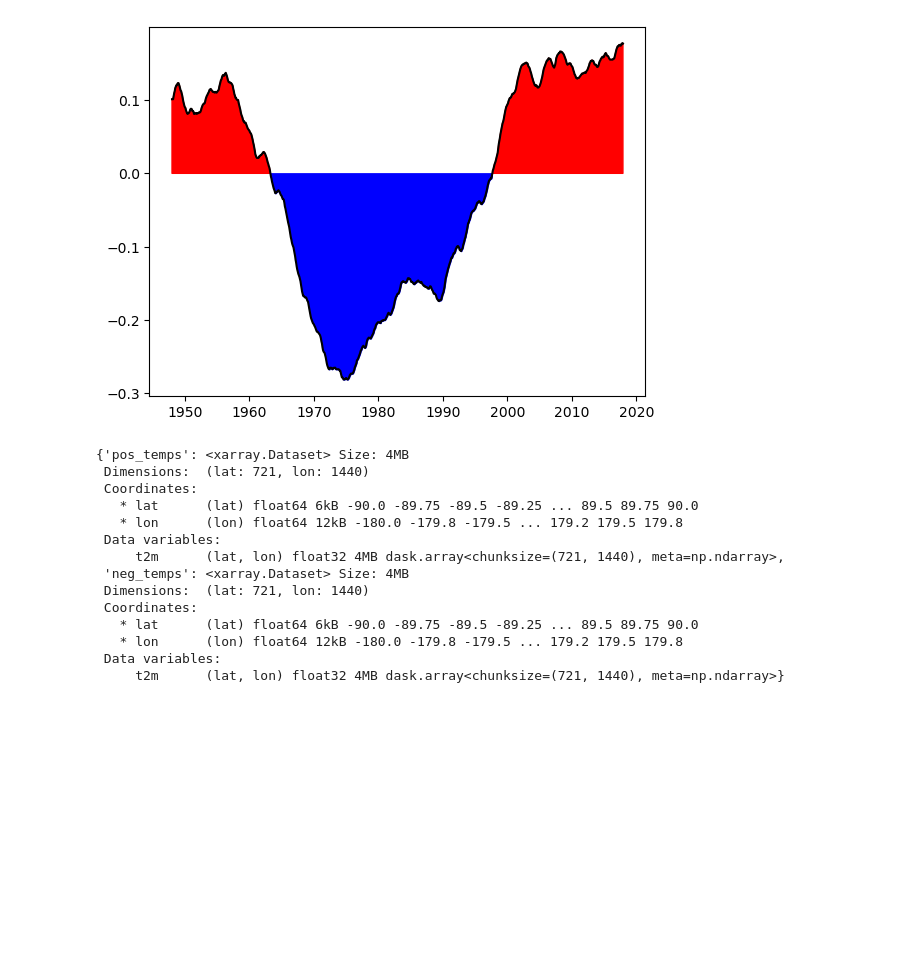
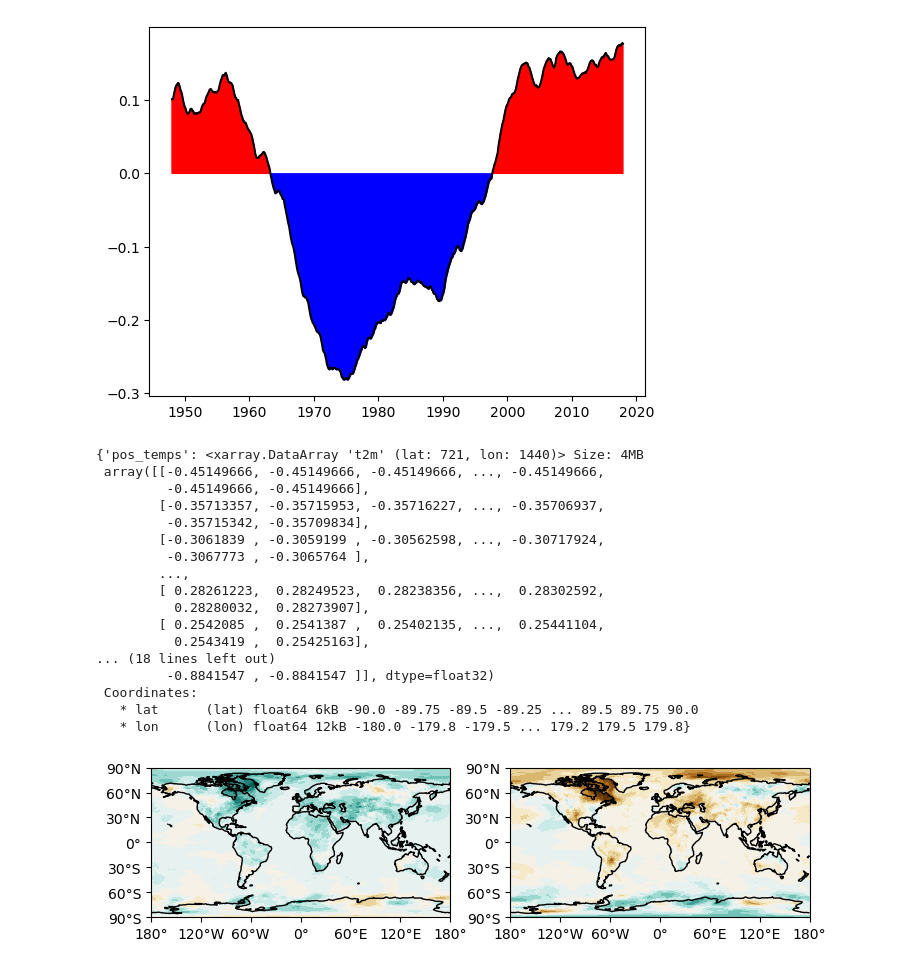
Before and after one commit to anlawyer/clim680, a Jupyter notebook: composite-analysis.ipynb, the cells around one changed output. Drawn from its saved outputs; the diff is of its cells as text; code cells hidden in the pictures; blank space fills up the shorter version.

Commit message:
Initial contour maps

```diff
--- a/composite-analysis.ipynb
+++ b/composite-analysis.ipynb
@@ -61,7 +65,7 @@ amo_data_table = pd.read_table('/home/alawyer2/amo-data/amon.sm.data', sep=' ',
 
 # format table into timeseries structure before converting to xarray ds. copilot helped give direction, then I modified to produce what I wanted to see
 amo_long = amo_data_table.melt(id_vars='year', var_name='month', value_name='sst')
-amo_long['time'] = pd.to_datetime({'year': df_melt['year'], 'month': df_melt['month'], 'day':1})
+amo_long['time'] = pd.to_datetime({'year': amo_long['year'], 'month': amo_long['month'], 'day':1})
 amo_ts = amo_long.set_index('time').sort_index()['sst'].to_frame()
 
 amo_ds = amo_ts.to_xarray()
@@ -91,24 +95,63 @@ plt.fill_between(amo_ds['time'].values, neg_amo, color='blue')
 pos_lim = pos_amo.sel(time=slice(t2m_anoms['time'][0], t2m_anoms['time'][-1]))
 neg_lim = neg_amo.sel(time=slice(t2m_anoms['time'][0], t2m_anoms['time'][-1]))
 
-# find mean of t2m values conditioned on AMO phases
-pos_temps = t2m_anoms.sel(time=pos_lim.dropna(dim='time')['time']).mean(dim='time')
-neg_temps = t2m_anoms.sel(time=neg_lim.dropna(dim='time')['time']).mean(dim='time')
+# find mean of t2m values conditioned on AMO phases, and compute since they're large enough to be dask arrays
+pos_temps = t2m_anoms['t2m'].sel(time=pos_lim.dropna(dim='time')['time']).mean(dim='time').compute()
+neg_temps = t2m_anoms['t2m'].sel(time=neg_lim.dropna(dim='time')['time']).mean(dim='time').compute()
 
 composite_temps = {'pos_temps': pos_temps, 'neg_temps': neg_temps}
 composite_temps
 # %% [output]
-{'pos_temps': <xarray.Dataset> Size: 4MB
- Dimensions:  (lat: 721, lon: 1440)
+{'pos_temps': <xarray.DataArray 't2m' (lat: 721, lon: 1440)> Size: 4MB
+ array([[-0.45149666, -0.45149666, -0.45149666, ..., -0.45149666,
+         -0.45149666, -0.45149666],
+        [-0.35713357, -0.35715953, -0.35716227, ..., -0.35706937,
+         -0.35715342, -0.35709834],
+        [-0.3061839 , -0.3059199 , -0.30562598, ..., -0.30717924,
+         -0.3067773 , -0.3065764 ],
+        ...,
+        [ 0.28261223,  0.28249523,  0.28238356, ...,  0.28302592,
+          0.28280032,  0.28273907],
+        [ 0.2542085 ,  0.2541387 ,  0.25402135, ...,  0.25441104,
+          0.2543419 ,  0.25425163],
+... (18 lines left out)
+         -0.8841547 , -0.8841547 ]], dtype=float32)
  Coordinates:
    * lat      (lat) float64 6kB -90.0 -89.75 -89.5 -89.25 ... 89.5 89.75 90.0
-   * lon      (lon) float64 12kB -180.0 -179.8 -179.5 ... 179.2 179.5 179.8
- Data variables:
-     t2m      (lat, lon) float32 4MB dask.array<chunksize=(721, 1440), meta=np.ndarray>,
- 'neg_temps': <xarray.Dataset> Size: 4MB
- Dimensions:  (lat: 721, lon: 1440)
- Coordinates:
-   * lat      (lat) float64 6kB -90.0 -89.75 -89.5 -89.25 ... 89.5 89.75 90.0
-   * lon      (lon) float64 12kB -180.0 -179.8 -179.5 ... 179.2 179.5 179.8
- Data variables:
-     t2m      (lat, lon) float32 4MB dask.array<chunksize=(721, 1440), meta=np.ndarray>}
+   * lon      (lon) float64 12kB -180.0 -179.8 -179.5 ... 179.2 179.5 179.8}
+# %%
+labels = ['Positive', 'Negative']
+clevs = np.arange(-2.0, 2.1, 0.25)
+
+# Define the figure and each axis for the 1 row and 2 columns
+fig, axs = plt.subplots(nrows=1, ncols=2,
+                        subplot_kw={'projection': ccrs.PlateCarree()},
+                        figsize=(8.5, 11))
+
+# Loop over all of the phases and plot
+for i, temp in enumerate(composite_temps):
+        # Select the phase
+        data = composite_temps[temp]
+
+        # Add the cyclic point
+        data, lons = add_cyclic_point(data, coord=composite_temps[temp]['lon'])
+
+        # Contour plot
+        cs = axs[i].contourf(lons, composite_temps[temp]['lat'], data, clevs,
+                          transform = ccrs.PlateCarree(),
+                          cmap='BrBG', extend='both')
+
+       # Longitude labels
+        axs[i].set_xticks(np.arange(-180, 181, 60), crs=ccrs.PlateCarree())
+        lon_formatter = cticker.LongitudeFormatter()
+        axs[i].xaxis.set_major_formatter(lon_formatter)
+
+        # Latitude labels
+        axs[i].set_yticks(np.arange(-90, 91, 30), crs=ccrs.PlateCarree())
+        lat_formatter = cticker.LatitudeFormatter()
+        axs[i].yaxis.set_major_formatter(lat_formatter)
+
+        # Draw the coastines for each subplot
+        axs[i].coastlines()
+# %% [output]
+[figure, added]
```
Also changed, not shown: parts of 2 cells of this notebook.
